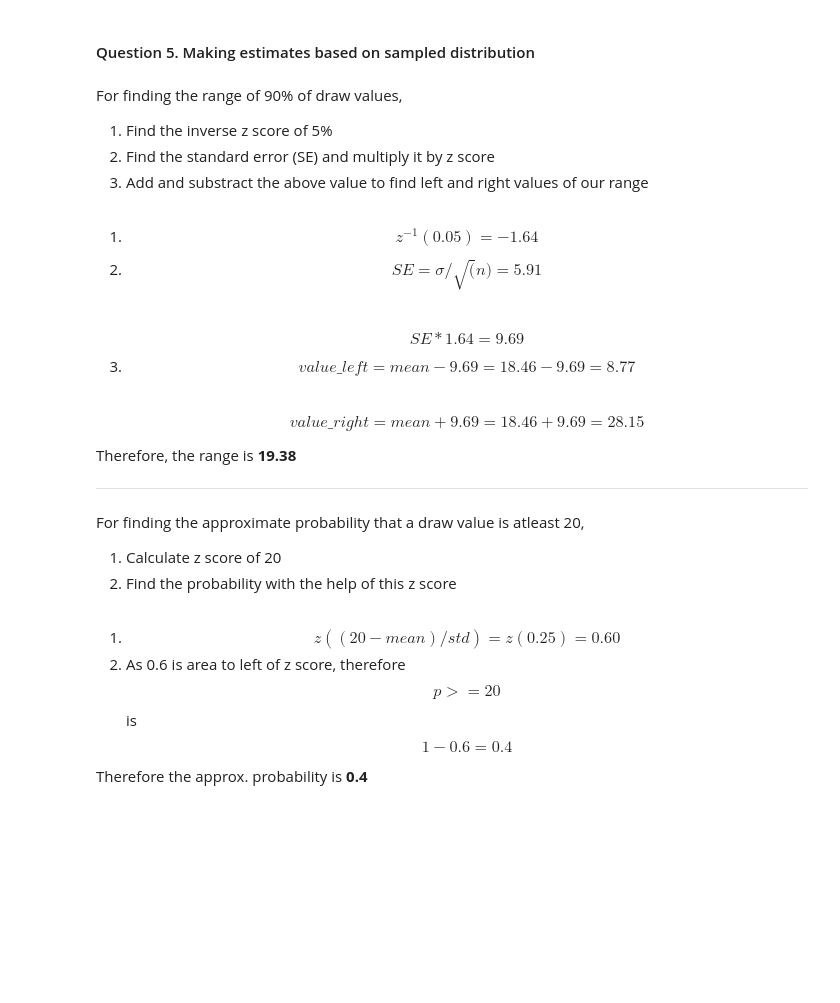
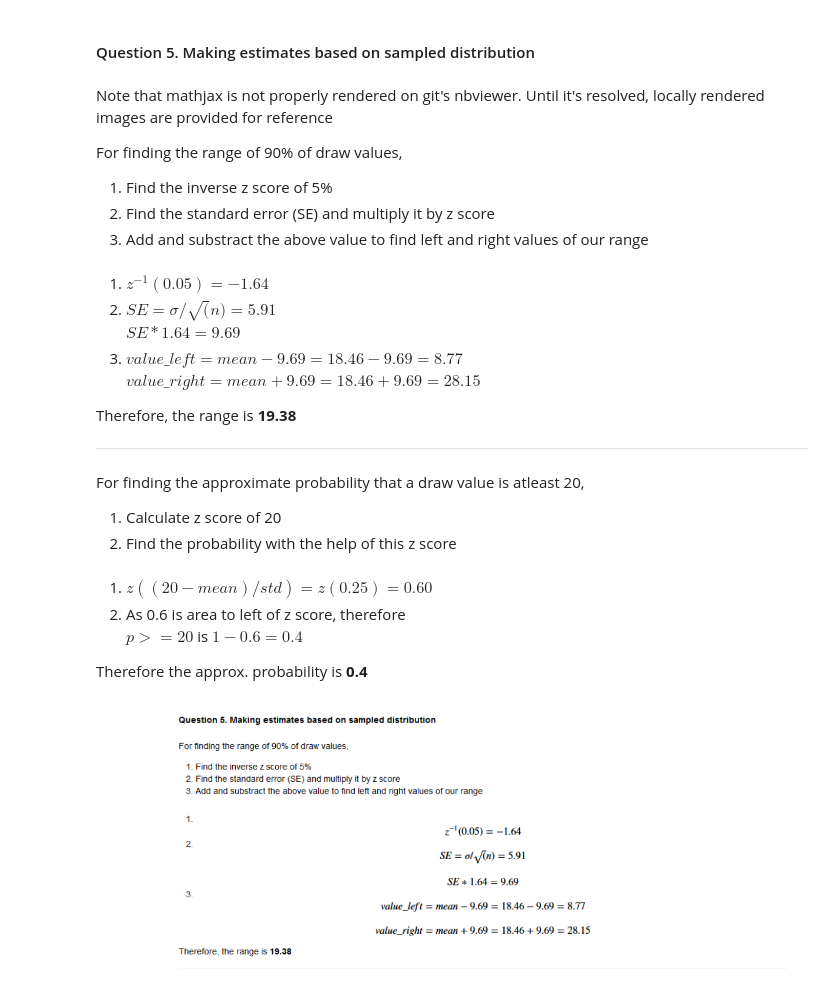
Before and after one commit to faizankshaikh/d_stats_project, a Jupyter notebook: final_project.ipynb, the cells around one changed output. Drawn from its saved outputs; the diff is of its cells as text; code cells hidden in the pictures; blank space fills up the shorter version.

Commit message:
change for git's mathjax

```diff
--- a/final_project.ipynb
+++ b/final_project.ipynb
@@ -109,14 +109,16 @@ Mean of sample: 6.15555555556
 # %% [markdown]
 #### Question 5. Making estimates based on sampled distribution
 # %% [markdown]
+Note that mathjax is not properly rendered on git's nbviewer. Until it's resolved, locally rendered images are provided for reference
+
 For finding the range of 90% of draw values,
 1. Find the inverse z score of 5%
 2. Find the standard error (SE) and multiply it by z score
 3. Add and substract the above value to find left and right values of our range
 # %% [markdown]
-1. $$z^{-1}(0.05) = -1.64$$
-2. $$SE = \sigma/\sqrt(n) = 5.91$$ <br /> $$SE*1.64 = 9.69$$
-3. $$value\_left = mean - 9.69 = 18.46 - 9.69 = 8.77$$ <br /> $$value\_right = mean + 9.69 = 18.46 + 9.69 = 28.15$$
+1. $z^{-1}(0.05) = -1.64$
+2. $SE = \sigma/\sqrt(n) = 5.91$ <br /> $SE*1.64 = 9.69$
+3. $value\_left = mean - 9.69 = 18.46 - 9.69 = 8.77$ <br /> $value\_right = mean + 9.69 = 18.46 + 9.69 = 28.15$
 
 Therefore, the range is **19.38**
 ***
@@ -125,7 +127,14 @@ For finding the approximate probability that a draw value is atleast 20,
 1. Calculate z score of 20
 2. Find the probability with the help of this z score
 # %% [markdown]
-1. $$z((20 - mean) / std) = z(0.25) = 0.60$$
-2. As 0.6 is area to left of z score, therefore <br />$$p >= 20$$ is $$1 - 0.6 = 0.4$$
+1. $z((20 - mean) / std) = z(0.25) = 0.60$
+2. As 0.6 is area to left of z score, therefore <br />$p >= 20$ is $1 - 0.6 = 0.4$
 
 Therefore the approx. probability is **0.4**
+# %%
+pylab.rcParams['figure.figsize'] = (1000.0, 8.0)
+fig = pylab.imshow(pylab.imread('q5_1.png'))
+pylab.axis('off')
+pylab.show()
+# %% [output]
+[figure, added]
```
Also changed, not shown: parts of 1 cell of this notebook, 2 other files.
